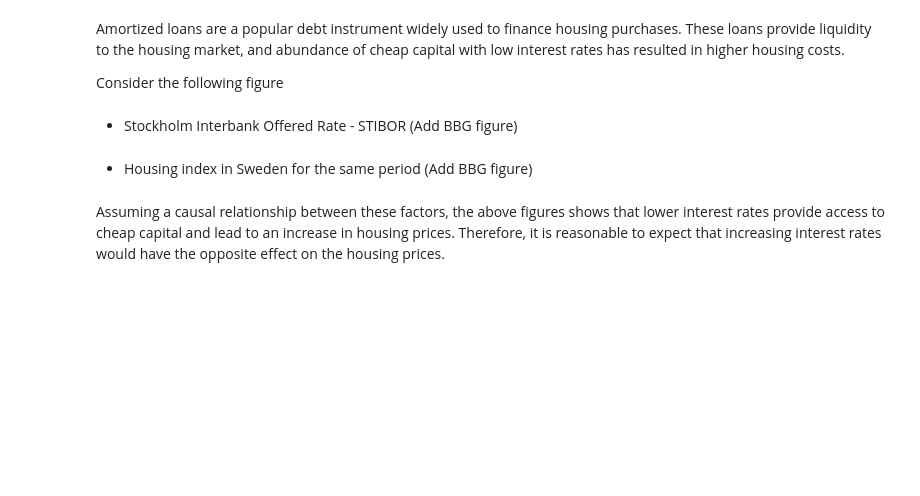
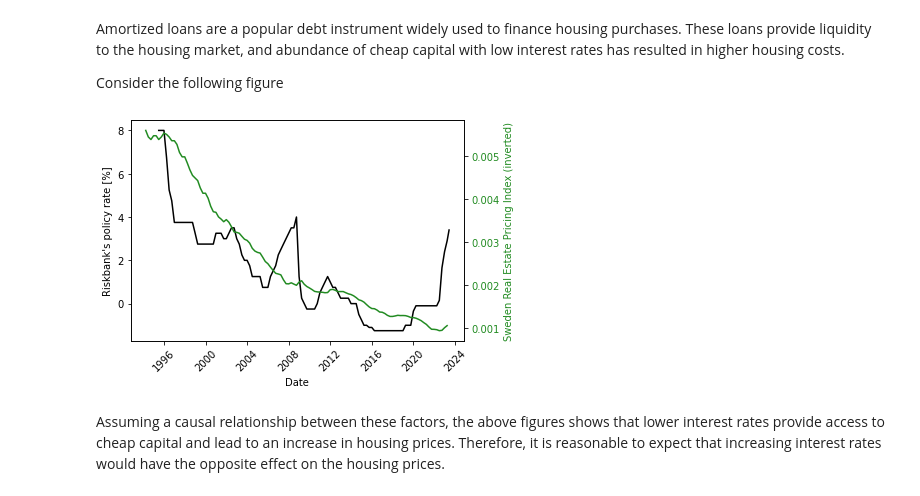
Before and after one commit to vezeli/amortized-loans, a Jupyter notebook: presentation_fair_price_model.ipynb, the cells around one changed output. Saved outputs shown, nothing was run; the diff lists cells and outputs as text; code cells hidden in the pictures; blank space fills up the shorter version.

```diff
--- a/presentation_fair_price_model.ipynb
+++ b/presentation_fair_price_model.ipynb
@@ -12,10 +12,12 @@ Fair-price models for amortized loans quantify the **relationship between cost o
 Amortized loans are a popular debt instrument widely used to finance housing purchases. These loans provide liquidity to the housing market, and abundance of cheap capital with low interest rates has resulted in higher housing costs.
 
 Consider the following figure
-# %% [markdown]
-* Stockholm Interbank Offered Rate - STIBOR (Add BBG figure)
-# %% [markdown]
-* Housing index in Sweden for the same period (Add BBG figure)
+# %%
+from src.plotting import plot_interest_rate_vs_home_prices
+
+plot_interest_rate_vs_home_prices()
+# %% [output]
+[figure, added]
 # %% [markdown]
 Assuming a causal relationship between these factors, the above figures shows that lower interest rates provide access to cheap capital and lead to an increase in housing prices. Therefore, it is reasonable to expect that increasing interest rates would have the opposite effect on the housing prices.
 # %% [markdown]
```
Also changed, not shown: parts of 1 cell of this notebook, 2 other files.
